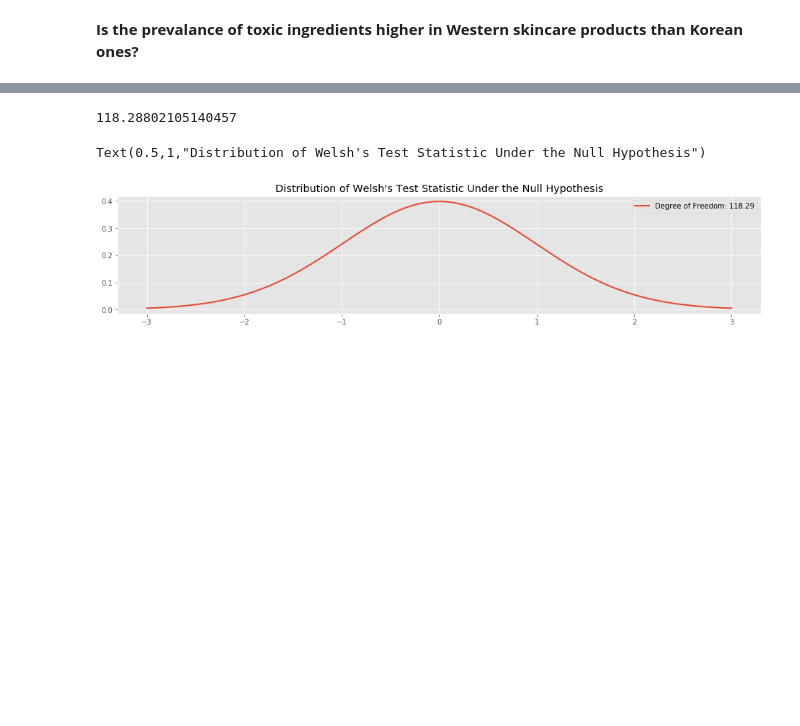
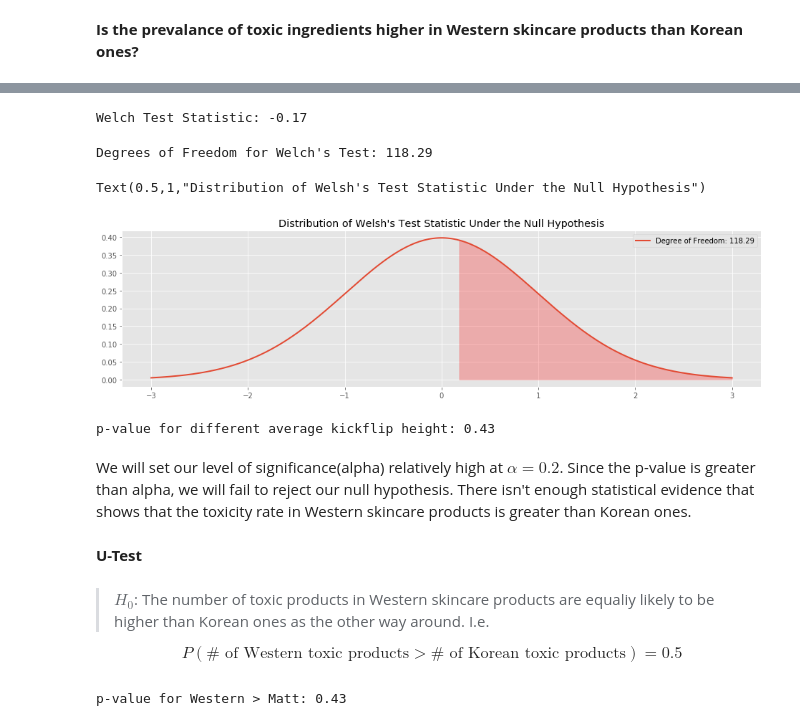
Before and after one commit to nicleong27/EastvsWest_Beauty, a Jupyter notebook: Toxic_Prevalence_Hypothesis_Testing.ipynb, the cells around one changed output, grey strips where cells are left out. Saved outputs shown, nothing was run; the diff lists cells and outputs as text; code cells hidden in the pictures; blank space fills up the shorter version.

```diff
--- a/Toxic_Prevalence_Hypothesis_Testing.ipynb
+++ b/Toxic_Prevalence_Hypothesis_Testing.ipynb
@@ -100 +160,11 @@ $$ \text{# of toxic products in Western prodcuts} \sim Binomial(1342, p_W) $$
+# %%
+def welch_test_statistic(sample1, sample2):
+    numerator = np.mean(sample1) - np.mean(sample2)
+    denominator_sq = (np.var(sample1) / len(sample1)) + (np.var(sample2) / len(sample2))
+    return numerator / np.sqrt(denominator_sq)
+# %%
+test_stat = welch_test_statistic(sample_kor, sample_west)
+print('Welch Test Statistic: {:2.2f}'.format(test_stat))
+# %% [output]
+Welch Test Statistic: -0.17
 # %%
@@ -108,18 +178,39 @@ def welch_satterthwaite_df(sample1, sample2):
     )
     return df
 # %%
-df= welch_satterthwaite_df(sample_west, sample_kor)
-print(df)
+df = welch_satterthwaite_df(sample_kor, sample_west)
+print("Degrees of Freedom for Welch's Test: {:2.2f}".format(df))
 # %% [output]
-118.28802105140457
+Degrees of Freedom for Welch's Test: 118.29
 # %%
 x = np.linspace(-3, 3, num=250)
 
-fig, ax = plt.subplots(1, figsize=(16, 3))
+fig, ax = plt.subplots(1, figsize=(16, 4))
 students = stats.t(df)
 ax.plot(x, students.pdf(x), linewidth=2, label="Degree of Freedom: {:2.2f}".format(df))
+_ = ax.fill_between(x, students.pdf(x), where=(x >= -test_stat), color='red', alpha=0.25)
+# _ = ax.fill_between(x, students.pdf(x), where=(x <= test_stat), color='red', alpha=0.25)
+
 ax.legend()
 ax.set_title("Distribution of Welsh's Test Statistic Under the Null Hypothesis")
 # %% [output]
 Text(0.5,1,"Distribution of Welsh's Test Statistic Under the Null Hypothesis")
-[figure, old version]
+[figure, new version]
+# %%
+p_val = (1 - students.cdf(-test_stat))
+print('p-value for different average kickflip height: {:2.2f}'.format(p_val))
+# %% [output]
+p-value for different average kickflip height: 0.43
+# %% [markdown]
+We will set our level of significance(alpha) relatively high at $\alpha = 0.2$. Since the p-value is greater than alpha, we will fail to reject our null hypothesis. There isn't enough statistical evidence that shows that the toxicity rate in Western skincare products is greater than Korean ones.
+# %% [markdown]
+**U-Test**
+# %% [markdown]
+> $H_0$: The number of toxic products in Western skincare products are equaliy likely to be higher than Korean ones as the other way around.  I.e.
+
+  $$P(\text{# of Western toxic products} > \text{# of Korean toxic products}) = 0.5$$
+# %%
+res = stats.mannwhitneyu(sample_west, sample_kor, alternative="greater")
+print('p-value for Western > Matt: {:2.2f}'.format(res.pvalue))
+# %% [output]
+p-value for Western > Matt: 0.43
```
Also changed, not shown: parts of 19 cells of this notebook.
